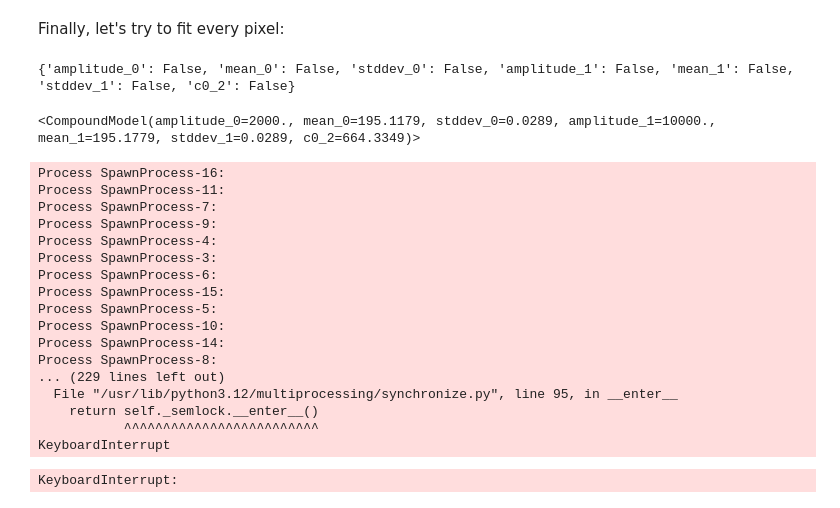
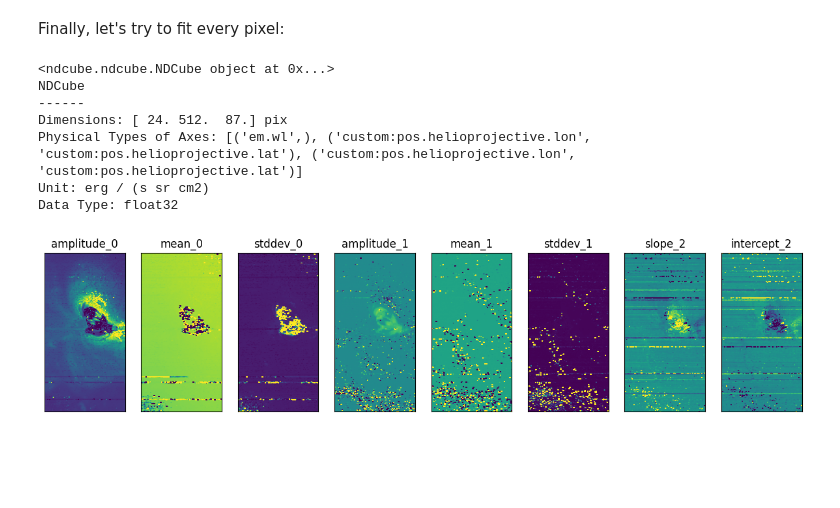
Before and after one commit to aperiosoftware/parallel-modeling-examples, a Jupyter notebook: eis/notebook.ipynb, the cells around one changed output. Drawn from its saved outputs; the diff is of its cells as text; code cells hidden in the pictures; blank space fills up the shorter version.

```diff
--- a/eis/notebook.ipynb
+++ b/eis/notebook.ipynb
@@ -122,7 +122,7 @@ This represents a double-Gaussian fit with a constant background. We can build a
 # %%
 g1 = models.Gaussian1D(amplitude=2000, mean=195.1179, stddev=0.0289)
 g2 = models.Gaussian1D(amplitude=10000, mean=195.1779, stddev=0.0289)
-bg = models.Polynomial1D(degree=0, c0=664.3349)
+bg = models.Linear1D(slope=664.3349)
 # g1 = models.Gaussian1D(amplitude=57514.6647, mean=195.1179, stddev=0.0289)
 # g2 = models.Gaussian1D(amplitude=8013.4013, mean=195.1779, stddev=0.0289)
 # bg = models.Polynomial1D(degree=0, c0=664.3349)
@@ -170,7 +170,7 @@ wavelength_corrected = wavelength_corrected.to(u.AA)
 # %%
 w = np.linspace(*wavelength_corrected[[0,-1]].value,500)*wavelength_corrected.unit
 # %%
-fitter = fitting.LevMarLSQFitter()
+fitter = fitting.TRFLSQFitter()
 # %%
 fitted_model = fitter(fe12_model,
                       wavelength_corrected,
@@ -195,56 +193,46 @@ with quantity_support():
 Finally, let's try to fit every pixel:
 # %%
 fe12_model.fixed
-# %% [output]
-{'amplitude_0': False, 'mean_0': False, 'stddev_0': False, 'amplitude_1': False, 'mean_1': False, 'stddev_1': False, 'c0_2': False}
 # %%
 from astropy.modeling import CompoundModel
 # %%
 fe12_model
-# %% [output]
-<CompoundModel(amplitude_0=2000., mean_0=195.1179, stddev_0=0.0289, amplitude_1=10000., mean_1=195.1779, stddev_1=0.0289, c0_2=664.3349)>
+# %%
+cube
+# %% [output]
+<ndcube.ndcube.NDCube object at 0x...>
+NDCube
+------
+Dimensions: [ 24. 512.  87.] pix
+Physical Types of Axes: [('em.wl',), ('custom:pos.helioprojective.lon', 'custom:pos.helioprojective.lat'), ('custom:pos.helioprojective.lon', 'custom:pos.helioprojective.lat')]
+Unit: erg / (s sr cm2)
+Data Type: float32
 # %%
 from tqdm.dask import TqdmCallback
 
-from astropy.modeling.fitting_parallel import parallel_fit_model_nd
+from astropy.modeling.fitting import parallel_fit_dask
 
 with TqdmCallback(desc="fitting"):
 
-    fe12_model_fit = parallel_fit_model_nd(
+    fe12_model_fit = parallel_fit_dask(
         model=fe12_model,
         fitter=fitter,
         data=cube.data,
         fitting_axes=0,
-        world = {0: wavelength_corrected},
-        # diagnostics="failed",
-        # diagnostics_path="diag",
+        world = (wavelength_corrected,),
+        diagnostics="error",
+        diagnostics_path="diag",
+        fitter_kwargs={"filter_non_finite": True},
     )
-# %% [output]
-Process SpawnProcess-16:
-Process SpawnProcess-11:
-Process SpawnProcess-7:
-Process SpawnProcess-9:
-Process SpawnProcess-4:
-Process SpawnProcess-3:
-Process SpawnProcess-6:
-Process SpawnProcess-15:
-Process SpawnProcess-5:
-Process SpawnProcess-10:
-Process SpawnProcess-14:
-Process SpawnProcess-8:
-... (229 lines left out)
-  File "/usr/lib/python3.12/multiprocessing/synchronize.py", line 95, in __enter__
-    return self._semlock.__enter__()
-           ^^^^^^^^^^^^^^^^^^^^^^^^^
-KeyboardInterrupt
-KeyboardInterrupt:
 # %%
 fig = plt.figure(figsize=(15, 5))
 for ipar, name in enumerate(fe12_model_fit.param_names):
-    ax = fig.add_subplot(1, 7, ipar + 1)
+    ax = fig.add_subplot(1, len(fe12_model_fit.param_names), ipar + 1)
     array = getattr(fe12_model_fit, name)
     ax.imshow(array, vmin=np.percentile(array, 1), vmax=np.percentile(array, 99),
               aspect=cube.meta['cdelt2']/cube.meta['cdelt1'], origin='lower')
     ax.set_title(name)
     ax.xaxis.set_visible(False)
     ax.yaxis.set_visible(False)
+# %% [output]
+[figure, added]
```
Also changed, not shown: parts of 1 cell of this notebook, 3 other files.
